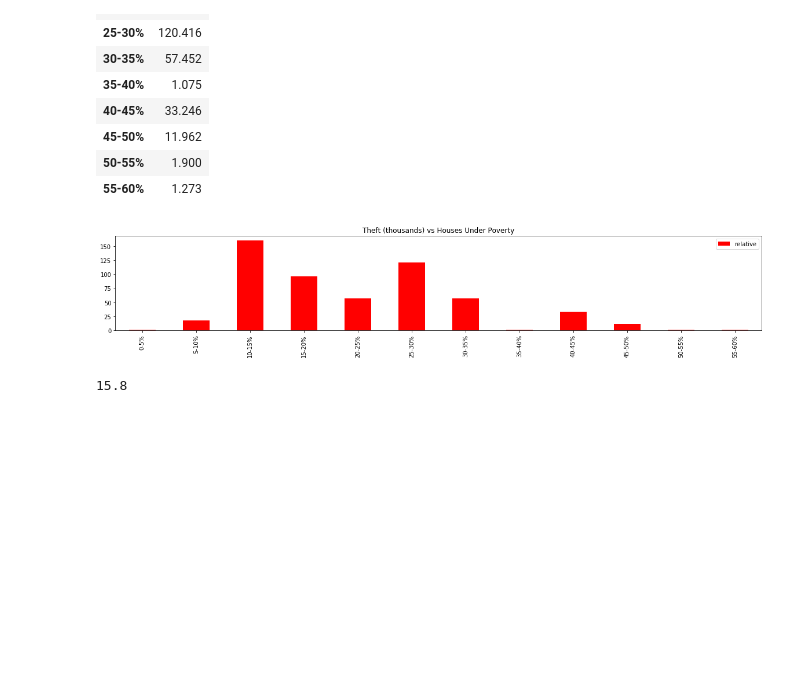
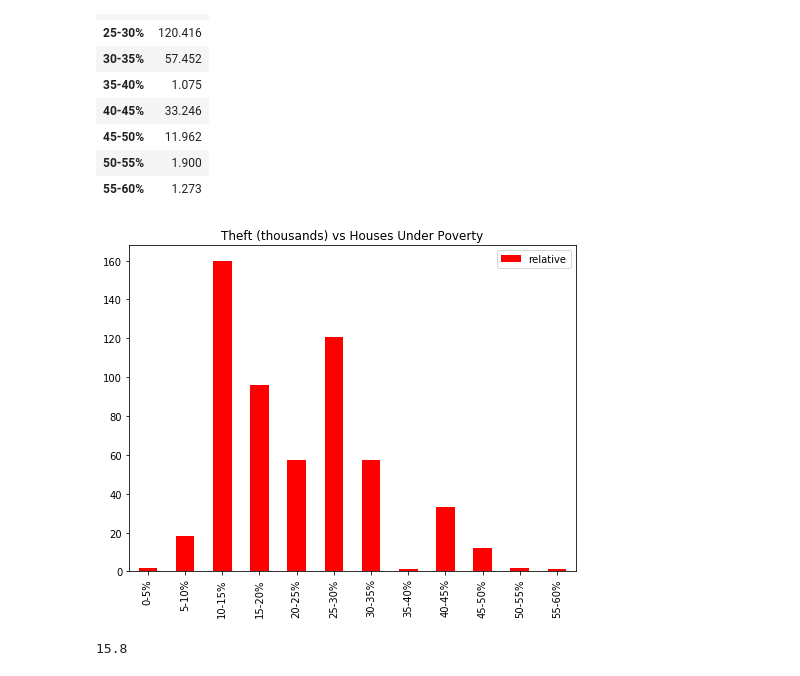
Before and after one commit to elmaddinkarimov/ChicagoCrimeDataAnalysis, a Jupyter notebook: Chicago-Crime-Data-Analysis.ipynb, the cells around one changed output. Saved outputs shown, nothing was run; the diff lists cells and outputs as text; code cells hidden in the pictures; blank space fills up the shorter version.

```diff
--- a/Chicago-Crime-Data-Analysis.ipynb
+++ b/Chicago-Crime-Data-Analysis.ipynb
@@ -473,12 +477,14 @@ See the caveats in the documentation: http://pandas.pydata.org/pandas-docs/stabl
 # %%
 c1.plot(kind="bar", figsize=(20,3),color='r')
 
 # Set a title for the chart
+figure = plt.gcf()
+figure.set_size_inches(8, 6)
 plt.title("Theft (thousands) vs Houses Under Poverty")
 plt.savefig("output_data/Theft_vs_Houses_Under_Poverty.png")
 plt.show()
 # %% [output]
-[figure, old version]
+[figure, new version]
 # %%
 theft["PERCENT OF HOUSING CROWDED"].max()
 # %% [output]
```
Also changed, not shown: parts of 5 cells of this notebook, 6 other files.
